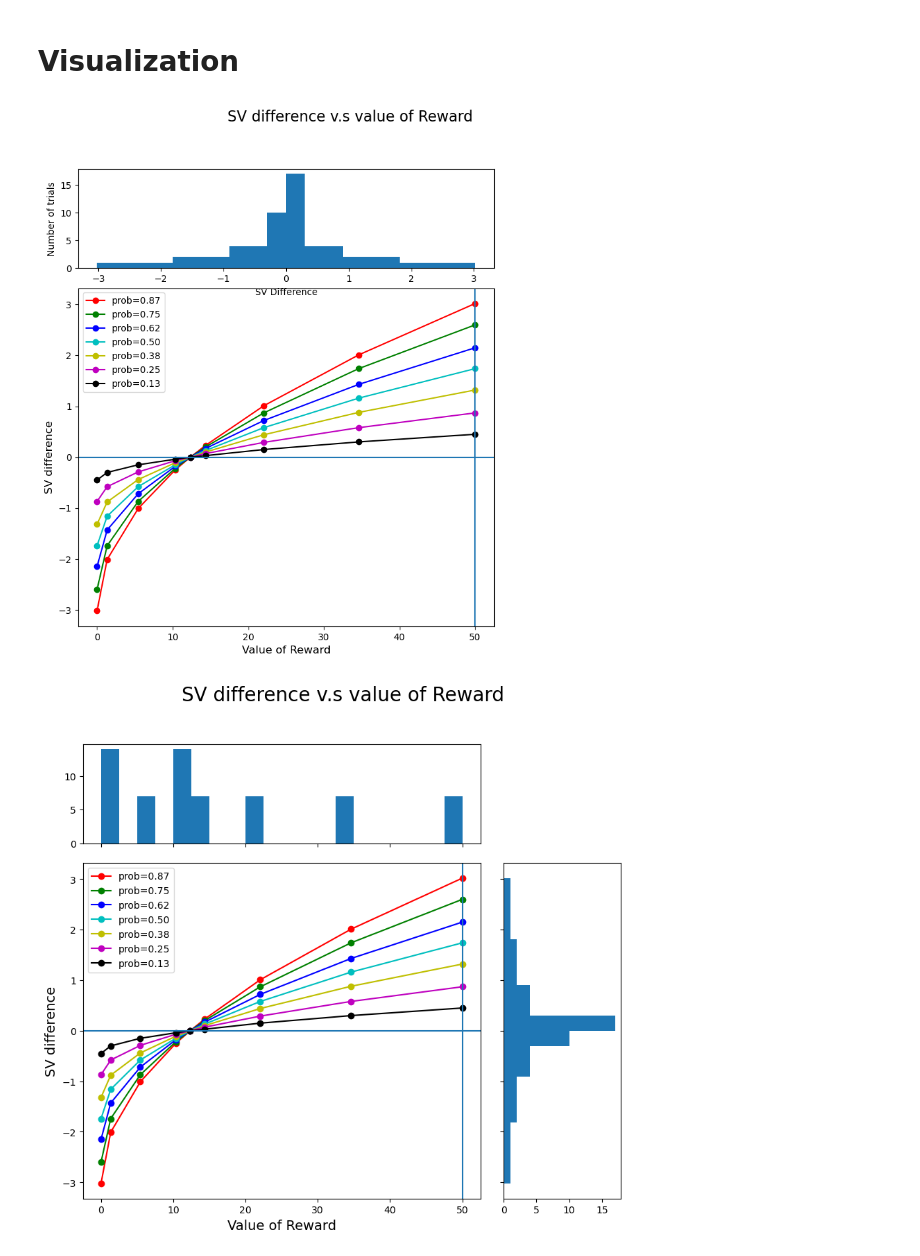
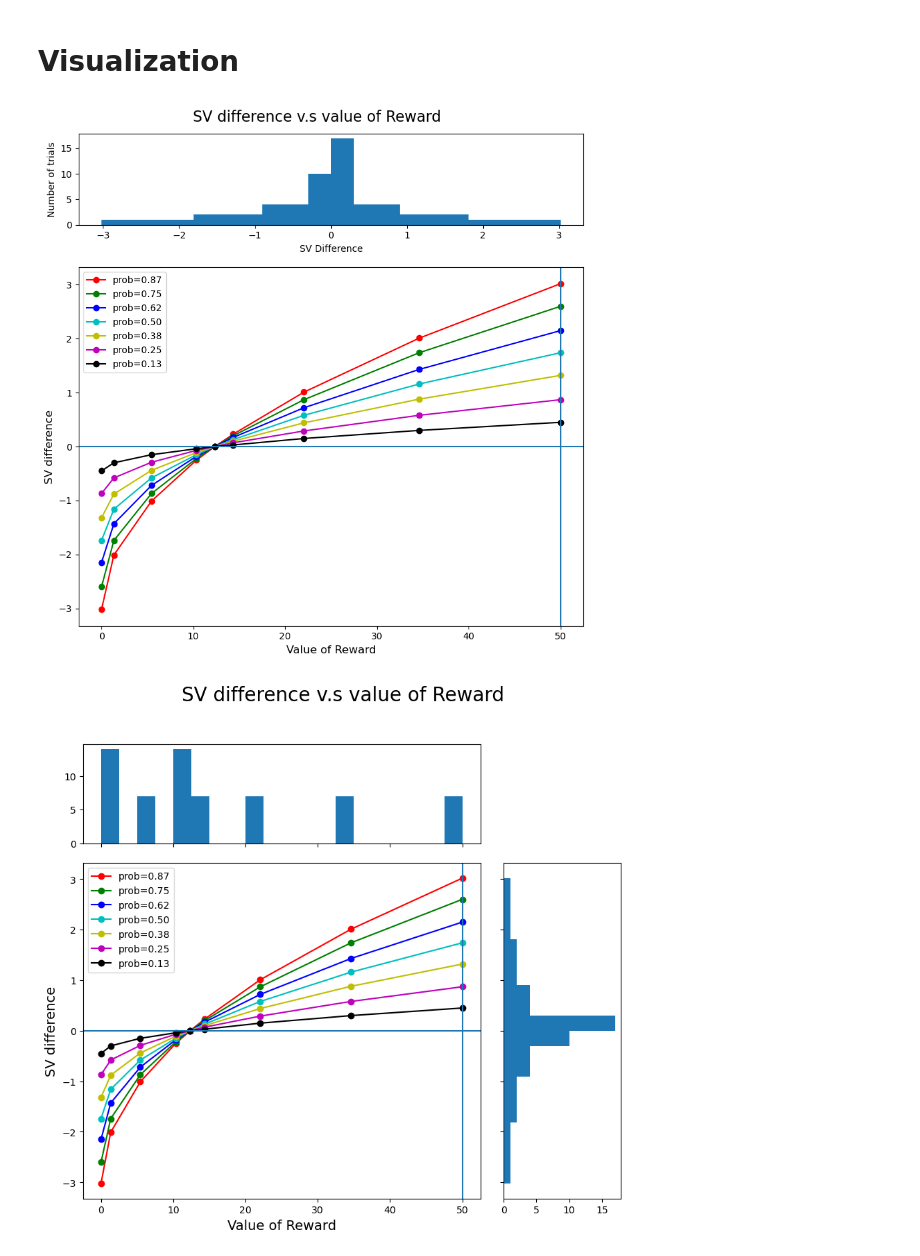
Before and after one commit to CDN-Lab/Adaptive_Choicesets, a Jupyter notebook: symmetrical_choice_set.ipynb, the cells around one changed output. Cells and saved outputs as stored; diff of their text form; code cells hidden in the pictures.

Commit message:
Finished editing output figure

```diff
--- a/symmetrical_choice_set.ipynb
+++ b/symmetrical_choice_set.ipynb
@@ -362,12 +362,13 @@ def scatter_hist(x, y, ax, ax_histy,xlabel='',ylabel='',title=''): #This functio
 	ax_histy.hist(y, bins=20)
 	ax_histy.set_xlabel('SV Difference')
 	ax_histy.set_ylabel('Number of trials')
+	plt.tight_layout()
 
 
 def setup_fig_ax():  #Setting the axis
 
-	fig = plt.figure(figsize=(11,9))
-	gs = GridSpec(4, 4)
+	fig = plt.figure(figsize=(8.5,8.5))
+	gs = GridSpec(4, 3)
 
 	ax = fig.add_subplot(gs[1:4, 0:3])
 	ax_histy = fig.add_subplot(gs[0,0:3])
@@ -376,37 +377,38 @@ def setup_fig_ax():  #Setting the axis
 	ax_histy.tick_params(axis="y")
 
 	#Adjust spacing around subplots
-	#plt.subplots_adjust(top=0.9, bottom=0.15, left=0.15, right=0.9)
+	#plt.subplots_adjust(top=1.4, bottom=0.15, left=0.15, right=0.9)
 
 	return ax, ax_histy
 
 def plot_scatter_hist(df):
 
 	# delta SV v.s value_reward
 	x,y = df['value_reward'],df['deltaSV']
 	ax,ax_histy = setup_fig_ax()
 
 	scatter_hist(x,y,ax,ax_histy,
 		xlabel='Value of Reward',
 		ylabel= 'SV difference',
 		title= 'SV difference v.s value of Reward')
 
 	colors = ['r','g','b','c','y','m','k']
 	df = df.sort_values('value_reward')
 
 	for i,p in enumerate(reversed(sorted(df['p_reward'].unique()))): #A scatter plot for each probability level
 		x,y = df.loc[df['p_reward']==p,'value_reward'], df.loc[df['p_reward']==p,'deltaSV']
 		ax.plot(x, y,'{}o-'.format(colors[i]),label='prob={0:0.2f}'.format(p)) #The plot conecting prob levels
 
 	# ax.plot([50],[],'r-')
 	ax.axvline(x=50)
 	# ax.plot([-50,-50],[-10,10],'r-')
 	ax.axhline(y=0)
 	# ax.plot([0,50],[0,0],'k--')
 	ax.legend(loc="upper left")
+
 plot_scatter_hist(df_Trials_gains)
 # %% [output]
-[figure, old version]
+[figure, new version]
 # %%
 def plot_scatter_hist_flipped(df):
 
```
